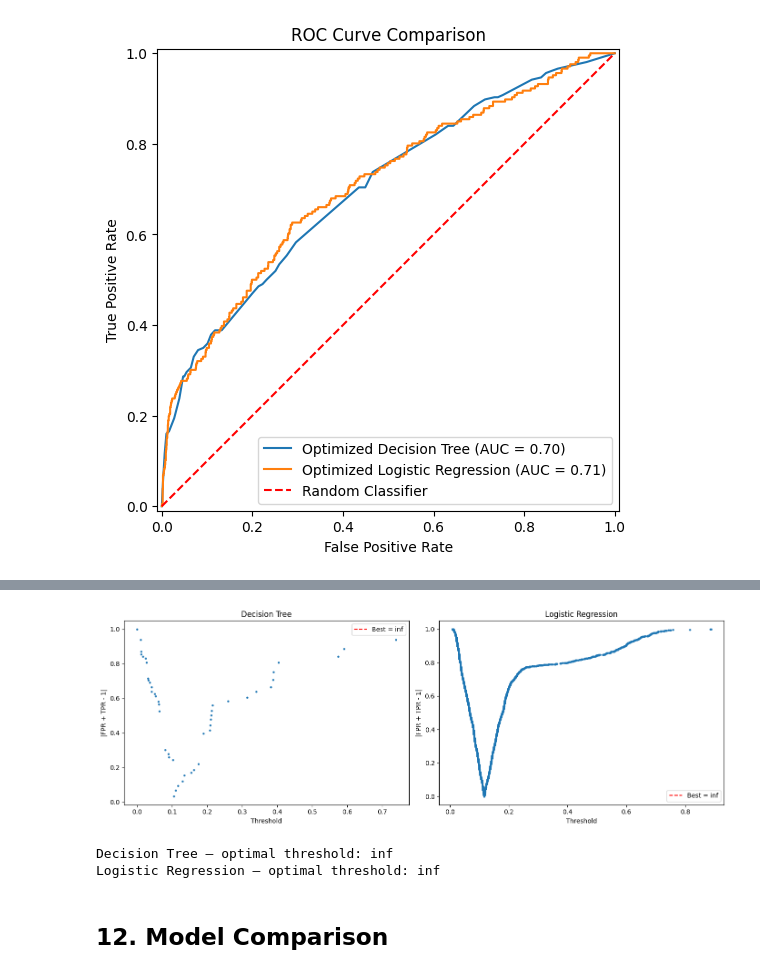
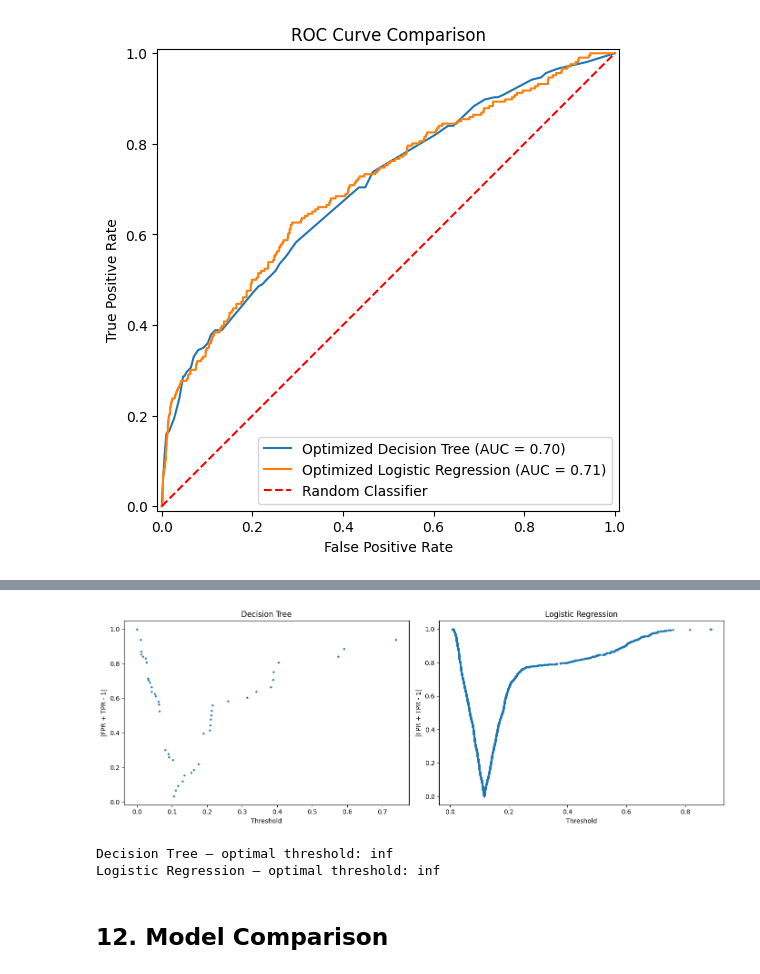
Before and after one commit to sguhring/Project_Catolica, a Jupyter notebook: Delivery_2.ipynb, the cells around one changed output, grey strips where cells are left out. Cells and saved outputs as stored; diff of their text form; code cells hidden in the pictures.

```diff
--- a/Delivery_2.ipynb
+++ b/Delivery_2.ipynb
@@ -653,37 +682,35 @@ plt.legend()
 # %%
 fig, axes = plt.subplots(1, 2, figsize=(14, 5))
 
 # Decision Tree
 fpr_dt, tpr_dt, thresh_dt = roc_curve(y_train, cv.predict_proba(X_train)[:, 1], drop_intermediate=False)
 youden_dt = np.abs(fpr_dt + tpr_dt - 1)
 best_idx_dt = np.argmax(youden_dt)
 
 axes[0].scatter(thresh_dt, youden_dt, s=5)
-axes[0].axvline(thresh_dt[best_idx_dt], color='r', linestyle='--', label=f'Best = {thresh_dt[best_idx_dt]:.3f}')
+axes[0].axvline(thresh_dt[best_idx_dt], color='r', linestyle='--')
 axes[0].set_xlabel('Threshold')
 axes[0].set_ylabel("|FPR + TPR - 1|")
 axes[0].set_title('Decision Tree')
-axes[0].legend()
 
 # Logistic Regression
 fpr_lr, tpr_lr, thresh_lr = roc_curve(y_train, cv_lr.predict_proba(X_train)[:, 1], drop_intermediate=False)
 youden_lr = np.abs(fpr_lr + tpr_lr - 1)
 best_idx_lr = np.argmax(youden_lr)
 
 axes[1].scatter(thresh_lr, youden_lr, s=5)
-axes[1].axvline(thresh_lr[best_idx_lr], color='r', linestyle='--', label=f'Best = {thresh_lr[best_idx_lr]:.3f}')
+axes[1].axvline(thresh_lr[best_idx_lr], color='r', linestyle='--')
 axes[1].set_xlabel('Threshold')
 axes[1].set_ylabel("|FPR + TPR - 1|")
 axes[1].set_title('Logistic Regression')
-axes[1].legend()
 
 plt.tight_layout()
 plt.show()
 
 print(f"Decision Tree — optimal threshold: {thresh_dt[best_idx_dt]:.3f}")
 print(f"Logistic Regression — optimal threshold: {thresh_lr[best_idx_lr]:.3f}")
 # %% [output]
-[figure, old version]
+[figure, new version]
 Decision Tree — optimal threshold: inf
 Logistic Regression — optimal threshold: inf
 # %% [markdown]
```
Also changed, not shown: parts of 26 cells of this notebook.
